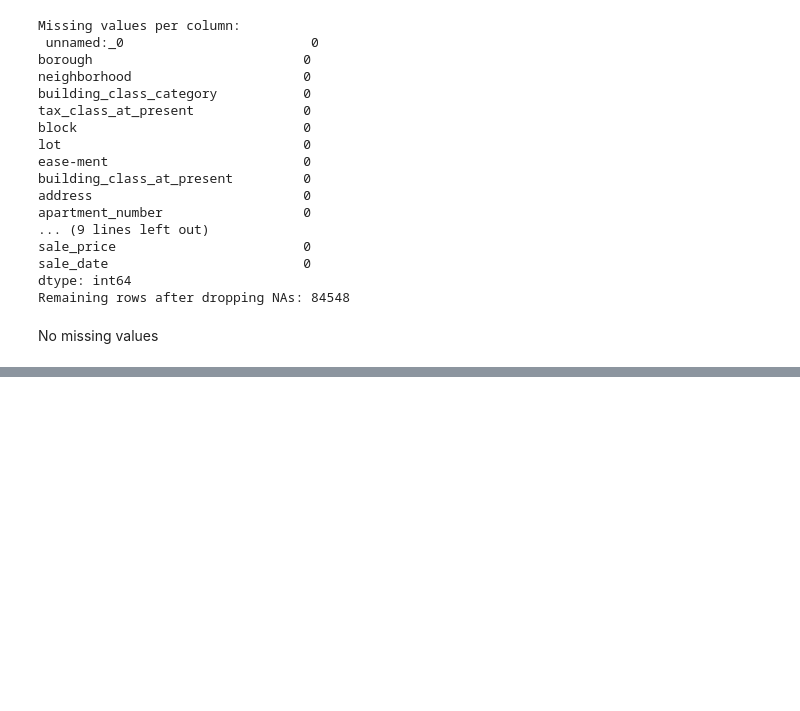
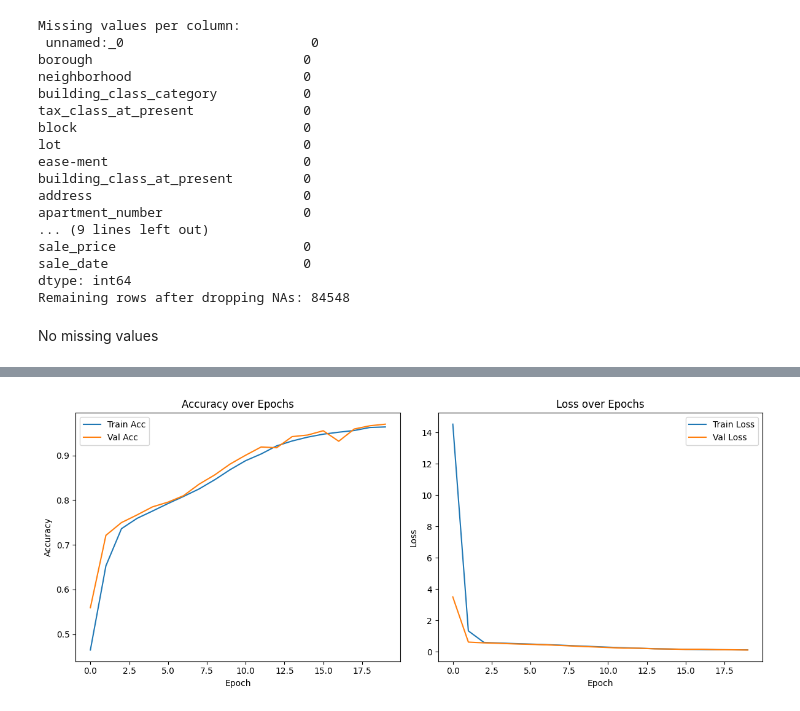
Before and after one commit to logcho/wide-deep-networks, a Jupyter notebook: explorations.ipynb, the cells around one changed output, grey strips where cells are left out. Saved outputs shown, nothing was run; the diff lists cells and outputs as text; code cells hidden in the pictures; blank space fills up the shorter version.

```diff
--- a/explorations.ipynb
+++ b/explorations.ipynb
@@ -69,0 +87,7 @@ No missing values
+# %%
+# Convert sale_price to numeric
+df['sale_price'] = pd.to_numeric(df['sale_price'].str.replace(',', '').replace(' ', ''), errors='coerce')
+
+# Drop rows with missing or 0 sale price
+df = df.dropna(subset=['sale_price'])
+df = df[df['sale_price'] > 0]
@@ -69,0 +235,7 @@ No missing values
+# %%
+# Convert cross-product features to numerical using LabelEncoder
+le = LabelEncoder()
+df['borough_neighborhood'] = le.fit_transform(df['borough_neighborhood'])
+df['building_class_cat_present'] = le.fit_transform(df['building_class_cat_present'])
+df['tax_class_interaction'] = le.fit_transform(df['tax_class_interaction'])
+df['building_class_age_interaction'] = le.fit_transform(df['building_class_age_interaction'])
@@ -69,0 +281,4 @@ No missing values
+# %%
+bins = [0, 500000, 1500000, float('inf')]  # Define price bins
+labels = ['Low', 'Medium', 'High']  # Labels for the categories
+df['price_category'] = pd.cut(df['sale_price'], bins=bins, labels=labels, right=False)
@@ -69,0 +373,47 @@ No missing values
+# %%
+# 1. Wide input
+input_wide = Input(shape=(Xw_train.shape[1],), name='wide_input')
+
+# 2. Deep input with hidden layers
+input_deep = Input(shape=(Xd_train.shape[1],), name='deep_input')
+deep = Dense(64, activation='relu')(input_deep)
+deep = Dense(32, activation='relu')(deep)
+
+# 3. Combine wide and deep
+combined = Concatenate()([input_wide, deep])
+output = Dense(3, activation='softmax')(combined)
+
+# 4. Model setup
+model = Model(inputs=[input_wide, input_deep], outputs=output)
+model.compile(optimizer='adam', loss='categorical_crossentropy', metrics=['accuracy'])
+
+# 5. Train the model
+history = model.fit(
+    [Xw_train, Xd_train], y_train,
+    validation_data=([Xw_val, Xd_val], y_val),
+    epochs=20,
+    batch_size=64
+)
+
+# 6. Plot training history
+plt.figure(figsize=(12, 5))
+
+plt.subplot(1, 2, 1)
+plt.plot(history.history['accuracy'], label='Train Acc')
+plt.plot(history.history['val_accuracy'], label='Val Acc')
+plt.title('Accuracy over Epochs')
+plt.xlabel('Epoch')
+plt.ylabel('Accuracy')
+plt.legend()
+
+plt.subplot(1, 2, 2)
+plt.plot(history.history['loss'], label='Train Loss')
+plt.plot(history.history['val_loss'], label='Val Loss')
+plt.title('Loss over Epochs')
+plt.xlabel('Epoch')
+plt.ylabel('Loss')
+plt.legend()
+
+plt.tight_layout()
+plt.show()
+# %% [output]
@@ -69,0 +437 @@ No missing values
+[figure, added]
```
Also changed, not shown: parts of 34 cells of this notebook, 2 other files.
